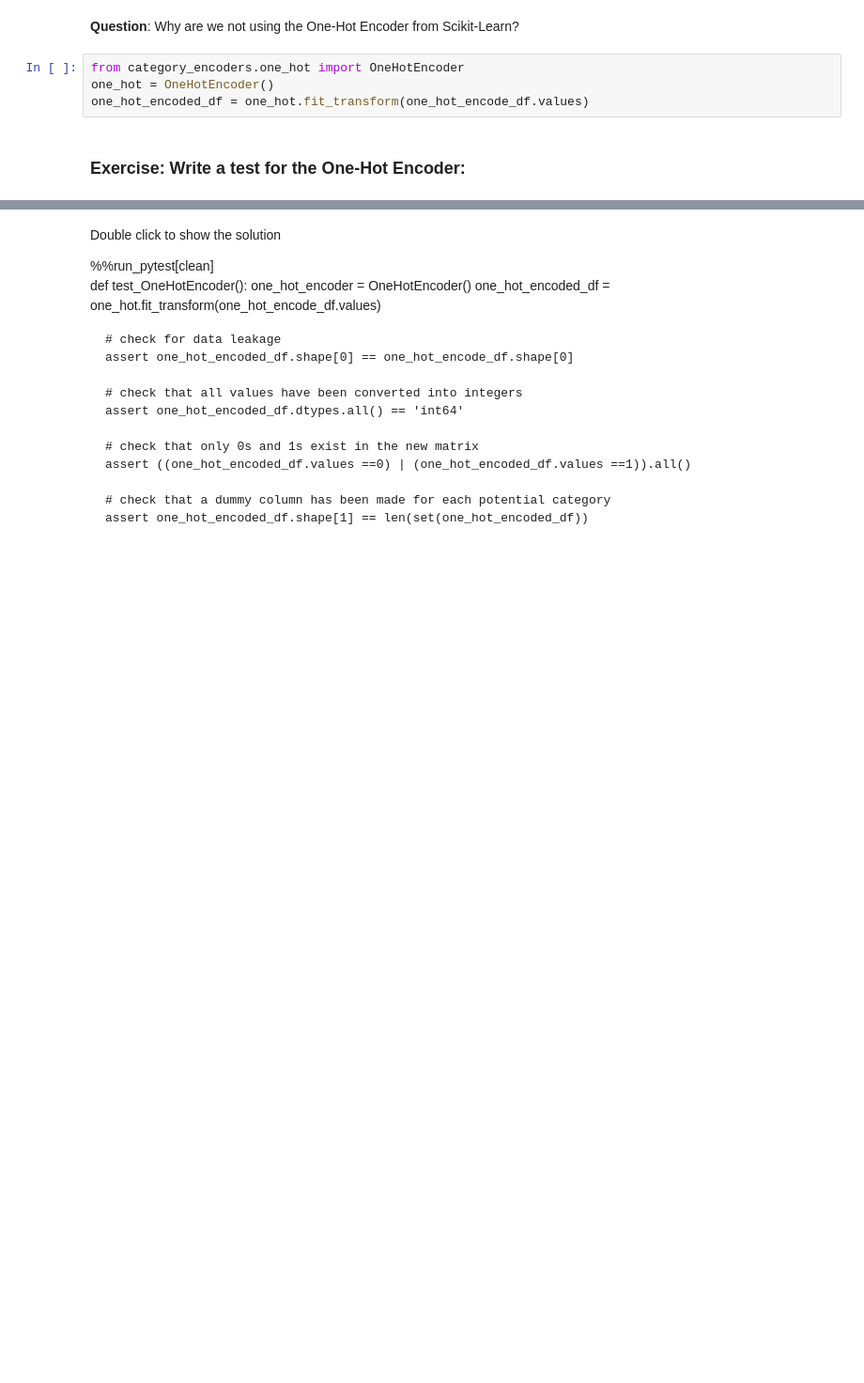
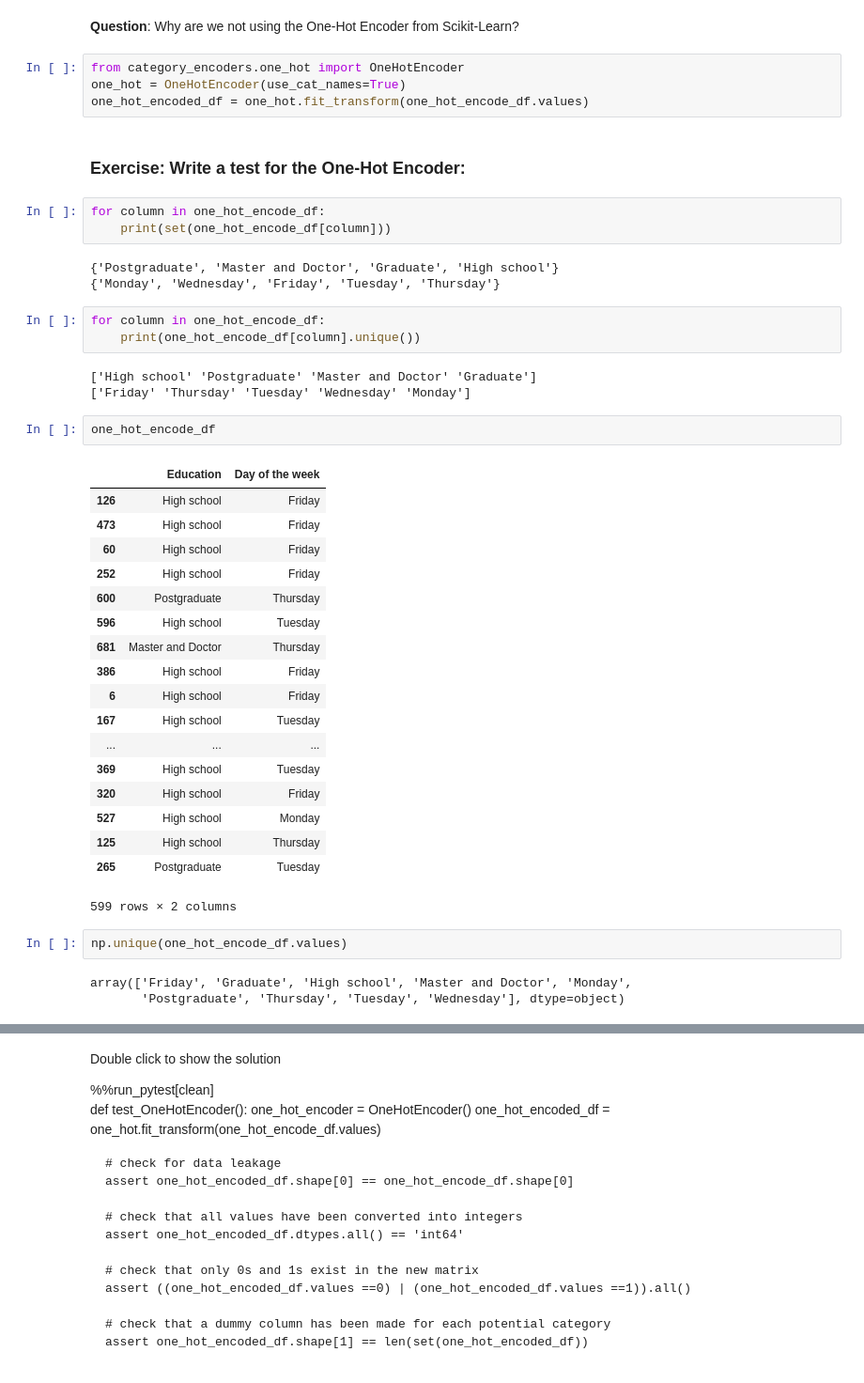
Before and after one commit to rachelkberryman/DSR_Model_Pipelines_Course, a Jupyter notebook: 1.3 Pipelines.ipynb, the cells around one changed output, grey strips where cells are left out. Shown at 94% size. Saved outputs shown, nothing was run; the diff lists cells and outputs as text; blank space fills up the shorter version.

```diff
--- a/1.3 Pipelines.ipynb
+++ b/1.3 Pipelines.ipynb
@@ -390,7 +517,45 @@ collected 2 items
 **Question**: Why are we not using the One-Hot Encoder from Scikit-Learn?
 # %%
 from category_encoders.one_hot import OneHotEncoder
-one_hot = OneHotEncoder()
+one_hot = OneHotEncoder(use_cat_names=True)
 one_hot_encoded_df = one_hot.fit_transform(one_hot_encode_df.values)
 # %% [markdown]
 ### Exercise: Write a test for the One-Hot Encoder:
+# %%
+for column in one_hot_encode_df:
+    print(set(one_hot_encode_df[column]))
+# %% [output]
+{'Postgraduate', 'Master and Doctor', 'Graduate', 'High school'}
+{'Monday', 'Wednesday', 'Friday', 'Tuesday', 'Thursday'}
+# %%
+for column in one_hot_encode_df:
+    print(one_hot_encode_df[column].unique())
+# %% [output]
+['High school' 'Postgraduate' 'Master and Doctor' 'Graduate']
+['Friday' 'Thursday' 'Tuesday' 'Wednesday' 'Monday']
+# %%
+one_hot_encode_df
+# %% [output]
+|  | Education | Day of the week |
+| 126 | High school | Friday |
+| 473 | High school | Friday |
+| 60 | High school | Friday |
+| 252 | High school | Friday |
+| 600 | Postgraduate | Thursday |
+| 596 | High school | Tuesday |
+| 681 | Master and Doctor | Thursday |
+| 386 | High school | Friday |
+| 6 | High school | Friday |
+| 167 | High school | Tuesday |
+| ... | ... | ... |
+| 369 | High school | Tuesday |
+| 320 | High school | Friday |
+| 527 | High school | Monday |
+| 125 | High school | Thursday |
+| 265 | Postgraduate | Tuesday |
+599 rows × 2 columns
+# %%
+np.unique(one_hot_encode_df.values)
+# %% [output]
+array(['Friday', 'Graduate', 'High school', 'Master and Doctor', 'Monday',
+       'Postgraduate', 'Thursday', 'Tuesday', 'Wednesday'], dtype=object)
```
Also changed, not shown: parts of 30 cells of this notebook, 6 other files.
